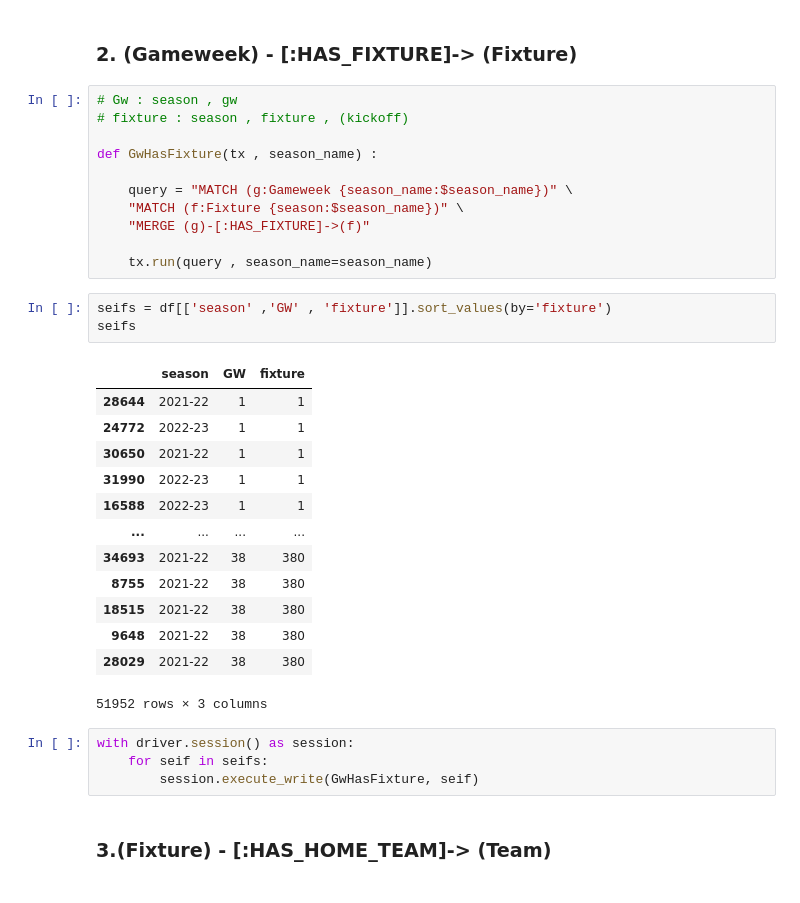
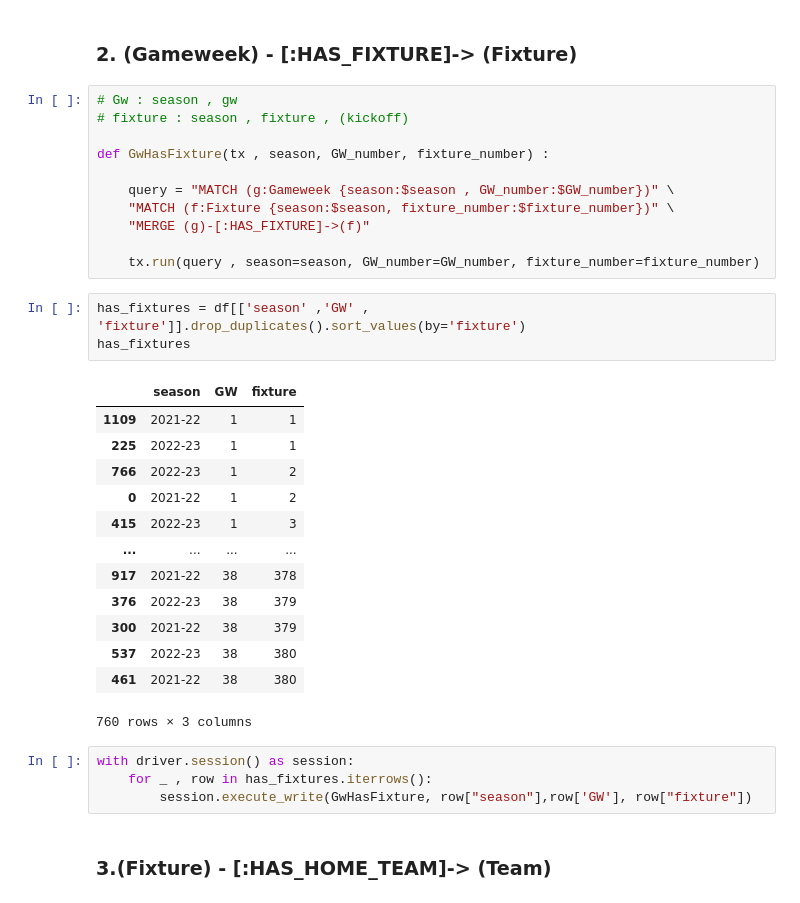
Before and after one commit to omarabushanab/FPL-Predictive-Model, a Jupyter notebook: MS2/FPL/ms2.ipynb, the cells around one changed output. Drawn from its saved outputs; the diff is of its cells as text.

```diff
--- a/MS2/FPL/ms2.ipynb
+++ b/MS2/FPL/ms2.ipynb
@@ -233,34 +241,34 @@ with driver.session() as session:
 # Gw : season , gw
 # fixture : season , fixture , (kickoff)
 
-def GwHasFixture(tx , season_name) :
+def GwHasFixture(tx , season, GW_number, fixture_number) :
 
-    query = "MATCH (g:Gameweek {season_name:$season_name})" \
-    "MATCH (f:Fixture {season:$season_name})" \
+    query = "MATCH (g:Gameweek {season:$season , GW_number:$GW_number})" \
+    "MATCH (f:Fixture {season:$season, fixture_number:$fixture_number})" \
     "MERGE (g)-[:HAS_FIXTURE]->(f)"
 
-    tx.run(query , season_name=season_name)
+    tx.run(query , season=season, GW_number=GW_number, fixture_number=fixture_number)
 # %%
-seifs = df[['season' ,'GW' , 'fixture']].sort_values(by='fixture')
-seifs
+has_fixtures = df[['season' ,'GW' , 'fixture']].drop_duplicates().sort_values(by='fixture')
+has_fixtures
 # %% [output]
 |  | season | GW | fixture |
-| 28644 | 2021-22 | 1 | 1 |
-| 24772 | 2022-23 | 1 | 1 |
-| 30650 | 2021-22 | 1 | 1 |
-| 31990 | 2022-23 | 1 | 1 |
-| 16588 | 2022-23 | 1 | 1 |
+| 1109 | 2021-22 | 1 | 1 |
+| 225 | 2022-23 | 1 | 1 |
+| 766 | 2022-23 | 1 | 2 |
+| 0 | 2021-22 | 1 | 2 |
+| 415 | 2022-23 | 1 | 3 |
 | ... | ... | ... | ... |
-| 34693 | 2021-22 | 38 | 380 |
-| 8755 | 2021-22 | 38 | 380 |
-| 18515 | 2021-22 | 38 | 380 |
-| 9648 | 2021-22 | 38 | 380 |
-| 28029 | 2021-22 | 38 | 380 |
+| 917 | 2021-22 | 38 | 378 |
+| 376 | 2022-23 | 38 | 379 |
+| 300 | 2021-22 | 38 | 379 |
+| 537 | 2022-23 | 38 | 380 |
+| 461 | 2021-22 | 38 | 380 |
-51952 rows × 3 columns
+760 rows × 3 columns
 # %%
 with driver.session() as session:
-    for seif in seifs:
-        session.execute_write(GwHasFixture, seif)
+    for _ , row in has_fixtures.iterrows():
+        session.execute_write(GwHasFixture, row["season"],row['GW'], row["fixture"])
 # %% [markdown]
 ### 3.(Fixture) - [:HAS_HOME_TEAM]-> (Team)
 # %%
```
Also changed, not shown: parts of 10 cells of this notebook.
